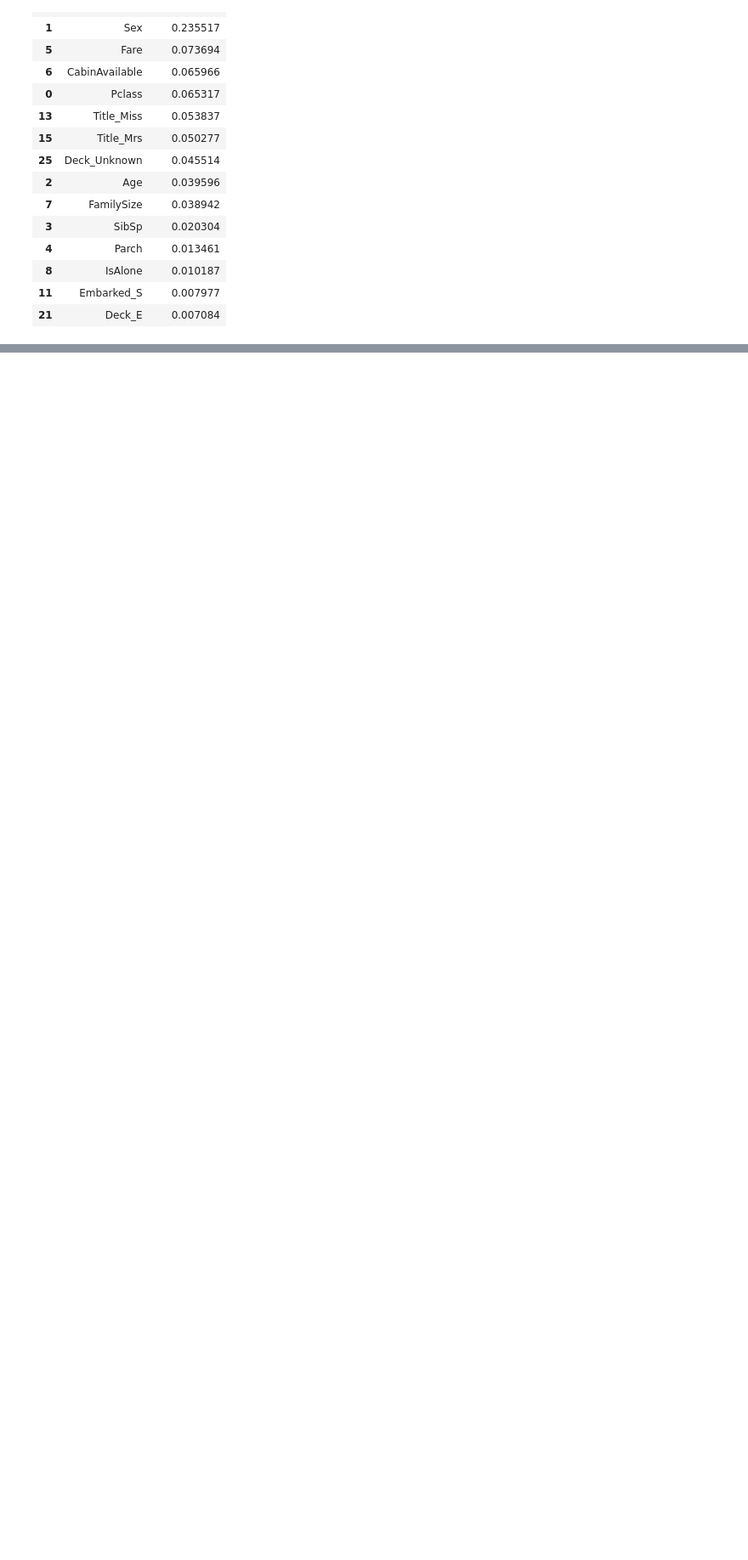
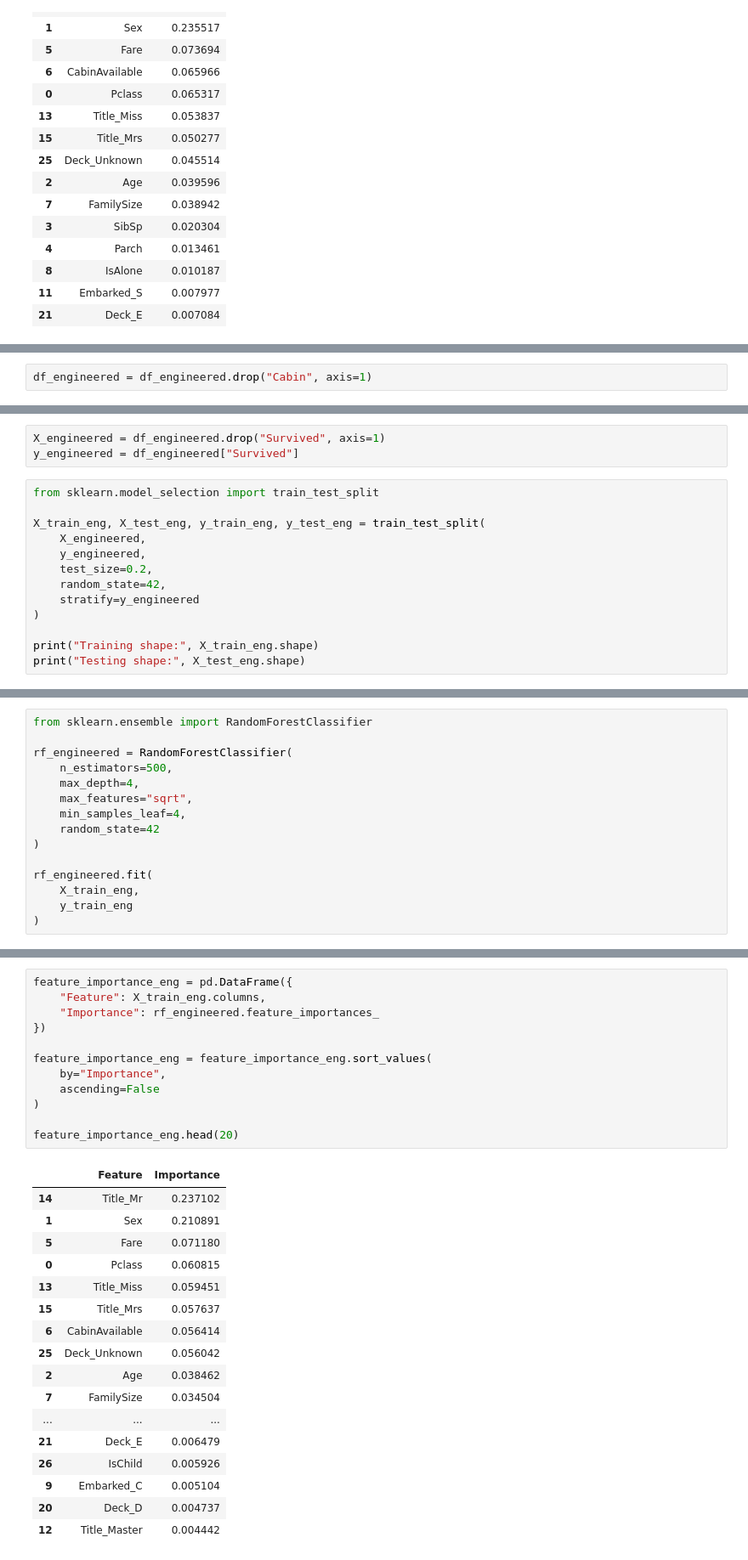
Before and after one commit to tharunika-19/Machine_Learning, a Jupyter notebook: Titanic Survival Intelligence/ Titanic_ML.ipynb, the cells around one changed output, grey strips where cells are left out. Shown at 85% size. Drawn from its saved outputs; the diff is of its cells as text; blank space fills up the shorter version.

```diff
--- a/Titanic Survival Intelligence/ Titanic_ML.ipynb
+++ b/Titanic Survival Intelligence/ Titanic_ML.ipynb
@@ -1949,0 +1995,2 @@ feature_importance.head(15)
+# %%
+df_engineered = df_engineered.drop("Cabin", axis=1)
@@ -1949,0 +2043,16 @@ feature_importance.head(15)
+# %%
+X_engineered = df_engineered.drop("Survived", axis=1)
+y_engineered = df_engineered["Survived"]
+# %%
+from sklearn.model_selection import train_test_split
+
+X_train_eng, X_test_eng, y_train_eng, y_test_eng = train_test_split(
+    X_engineered,
+    y_engineered,
+    test_size=0.2,
+    random_state=42,
+    stratify=y_engineered
+)
+
+print("Training shape:", X_train_eng.shape)
+print("Testing shape:", X_test_eng.shape)
@@ -1949,0 +2062,15 @@ feature_importance.head(15)
+# %%
+from sklearn.ensemble import RandomForestClassifier
+
+rf_engineered = RandomForestClassifier(
+    n_estimators=500,
+    max_depth=4,
+    max_features="sqrt",
+    min_samples_leaf=4,
+    random_state=42
+)
+
+rf_engineered.fit(
+    X_train_eng,
+    y_train_eng
+)
@@ -1949,0 +2093,30 @@ feature_importance.head(15)
+# %%
+feature_importance_eng = pd.DataFrame({
+    "Feature": X_train_eng.columns,
+    "Importance": rf_engineered.feature_importances_
+})
+
+feature_importance_eng = feature_importance_eng.sort_values(
+    by="Importance",
+    ascending=False
+)
+
+feature_importance_eng.head(20)
+# %% [output]
+|  | Feature | Importance |
+| 14 | Title_Mr | 0.237102 |
+| 1 | Sex | 0.210891 |
+| 5 | Fare | 0.071180 |
+| 0 | Pclass | 0.060815 |
+| 13 | Title_Miss | 0.059451 |
+| 15 | Title_Mrs | 0.057637 |
+| 6 | CabinAvailable | 0.056414 |
+| 25 | Deck_Unknown | 0.056042 |
+| 2 | Age | 0.038462 |
+| 7 | FamilySize | 0.034504 |
+| ... | ... | ... |
+| 21 | Deck_E | 0.006479 |
+| 26 | IsChild | 0.005926 |
+| 9 | Embarked_C | 0.005104 |
+| 20 | Deck_D | 0.004737 |
+| 12 | Title_Master | 0.004442 |
```
Also changed, not shown: parts of 13 cells of this notebook.
